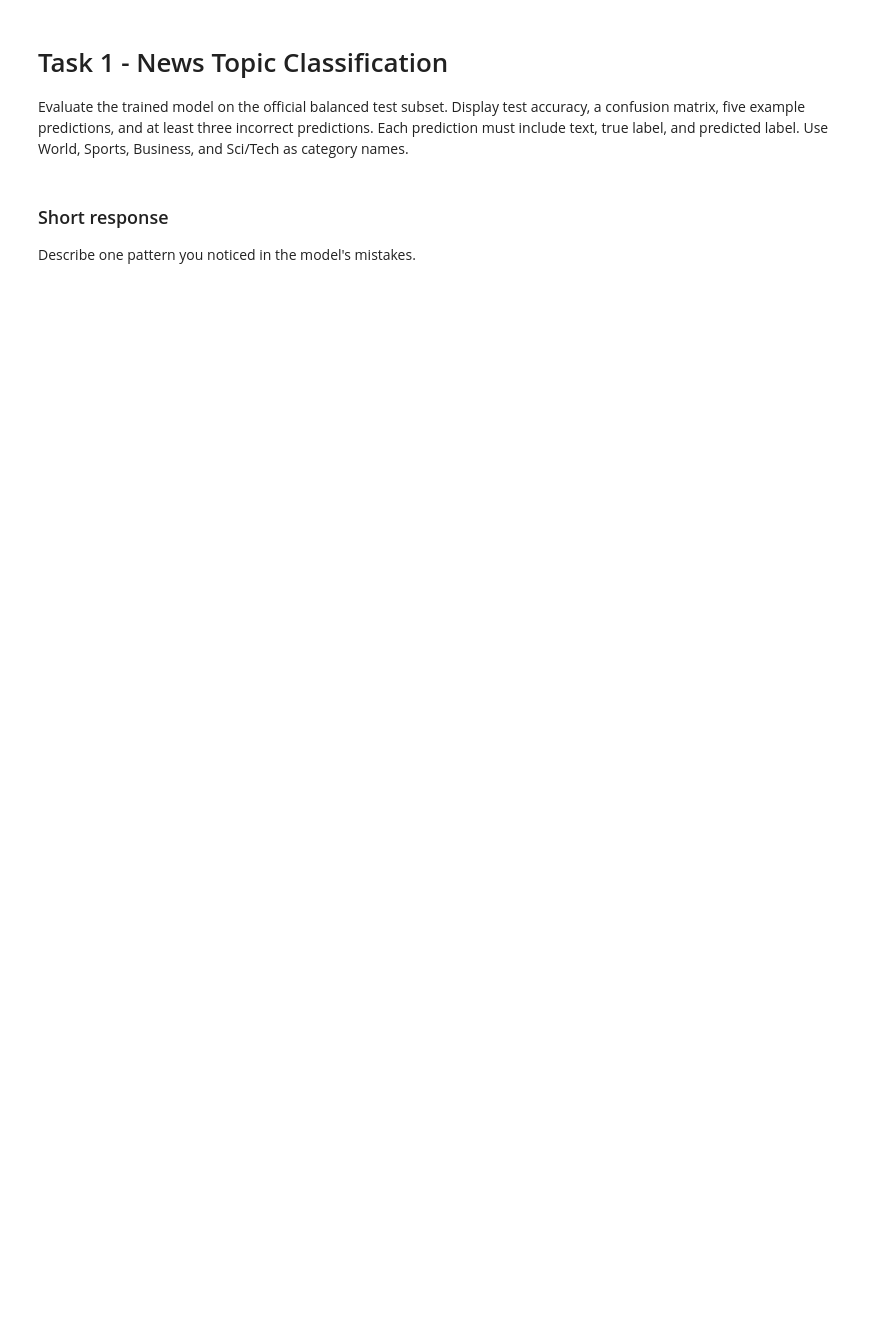
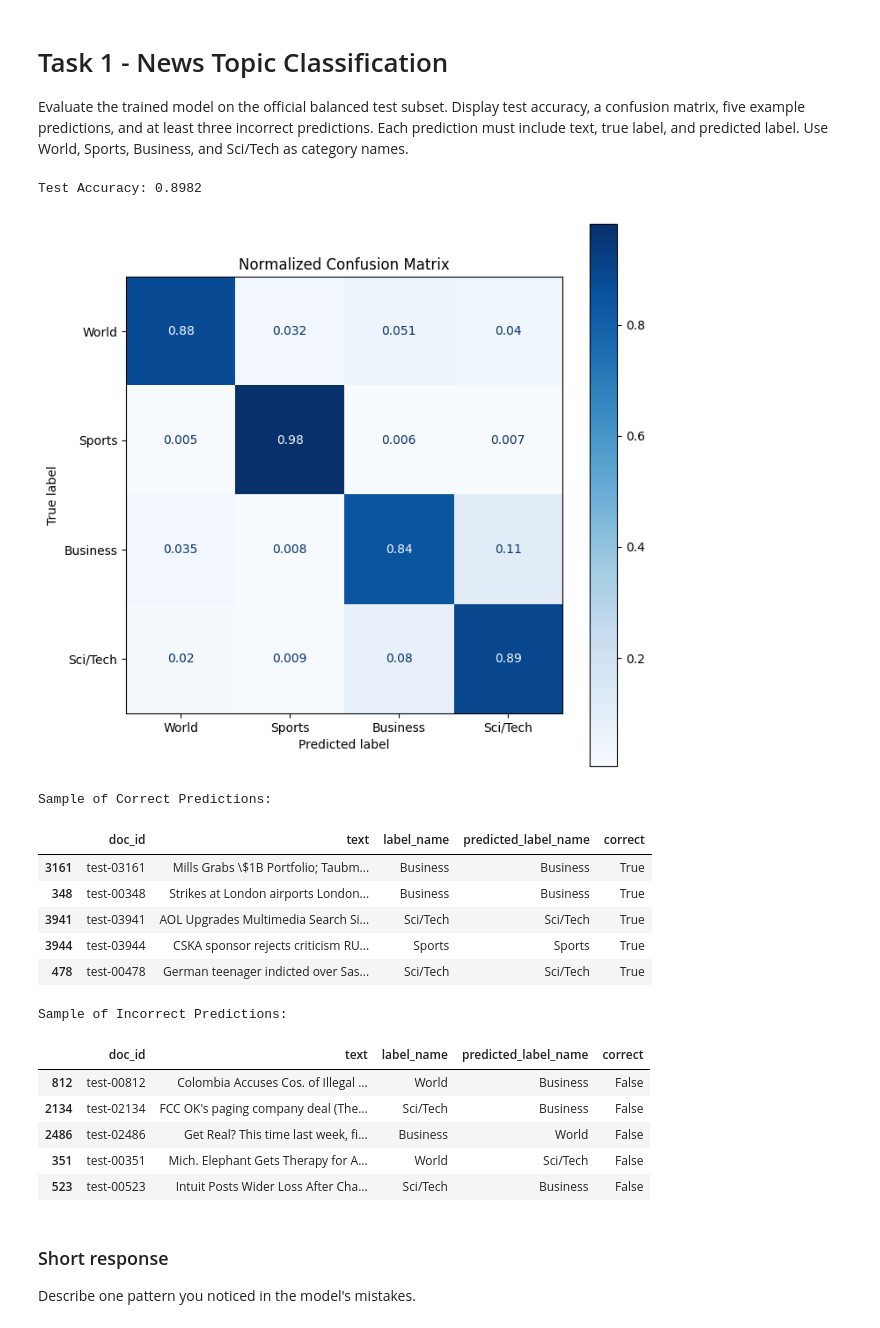
Before and after one commit to CarterKatz/homework_02_rnn_text_experiment.ipynb, a Jupyter notebook: homework_02_rnn_text_experiment.ipynb, the cells around one changed output. Saved outputs shown, nothing was run; the diff lists cells and outputs as text; code cells hidden in the pictures; blank space fills up the shorter version.

Commit message:
Started Task 1, implemented the Random_state value

```diff
--- a/homework_02_rnn_text_experiment.ipynb
+++ b/homework_02_rnn_text_experiment.ipynb
@@ -404,3 +409,78 @@ Evaluate the trained model on the official balanced test subset. Display test ac
+# %%
+from sklearn.metrics import ConfusionMatrixDisplay, confusion_matrix
+import matplotlib.pyplot as plt
+import numpy as np
+
+# Evaluate on test_sequences and test_df.
+# Display accuracy, a confusion matrix, five predictions, and at least three mistakes.
+# I repurposed some code from the last asignment and needed some help with Gemini to translate some things
+
+# Correctly evaluate the model to get loss and accuracy
+loss, accuracy = GRU_model.evaluate(test_sequences, test_df["label_index"], verbose=0)
+
+# Correctly get predictions (probabilities) and convert them to class indices
+predictions = GRU_model.predict(test_sequences, verbose=0)
+predicted_indices = np.argmax(predictions, axis=1)
+
+print(f"Test Accuracy: {accuracy:.4f}")
+
+# Display Confusion Matrix Plot
+fig, ax = plt.subplots(figsize=(8, 8))
+ConfusionMatrixDisplay.from_predictions(
+    test_df["label_index"],
+    predicted_indices,
+    display_labels=[LABEL_NAMES[i+1] for i in sorted(test_df["label_index"].unique())],
+    ax=ax,
+    cmap=plt.cm.Blues,
+    normalize='true'
+)
+ax.set_title('Normalized Confusion Matrix')
+plt.show()
+
+# Create a DataFrame to analyze predictions
+results_df = test_df.copy()
+results_df['predicted_index'] = predicted_indices
+results_df['predicted_label'] = results_df['predicted_index'].map({v: k for k, v in LABEL_NAMES.items()})
+# Adjusting the mapping based on LABEL_NAMES which uses 1-4, while predicted_index is 0-3
+results_df['predicted_label_name'] = results_df['predicted_index'].map({index: name for index, name in enumerate(LABEL_NAMES.values())})
+
+
+results_df['correct'] = (results_df['predicted_index'] == results_df['label_index'])
+
+# Display a sample of correct predictions
+print("\nSample of Correct Predictions:")
+correct_predictions_df = results_df[results_df['correct']]
+if not correct_predictions_df.empty:
+    sampled_correct = correct_predictions_df.sample(min(5, len(correct_predictions_df)), random_state=RANDOM_STATE)
+    display(sampled_correct[['doc_id', 'text', 'label_name', 'predicted_label_name', 'correct']])
+else:
+    print("No correct predictions to display.")
+
+# Display a sample of incorrect predictions
+print("\nSample of Incorrect Predictions:")
+incorrect_predictions_df = results_df[~results_df['correct']]
+if not incorrect_predictions_df.empty:
+    sampled_incorrect = incorrect_predictions_df.sample(min(5, len(incorrect_predictions_df)), random_state=RANDOM_STATE)
+    display(sampled_incorrect[['doc_id', 'text', 'label_name', 'predicted_label_name', 'correct']])
+else:
+    print("No incorrect predictions to display.")
+# %% [output]
+Test Accuracy: 0.8982
+[figure, added]
+Sample of Correct Predictions:
+|  | doc_id | text | label_name | predicted_label_name | correct |
+| 3161 | test-03161 | Mills Grabs \$1B Portfolio; Taubm... | Business | Business | True |
+| 348 | test-00348 | Strikes at London airports London... | Business | Business | True |
+| 3941 | test-03941 | AOL Upgrades Multimedia Search Si... | Sci/Tech | Sci/Tech | True |
+| 3944 | test-03944 | CSKA sponsor rejects criticism RU... | Sports | Sports | True |
+| 478 | test-00478 | German teenager indicted over Sas... | Sci/Tech | Sci/Tech | True |
+Sample of Incorrect Predictions:
+|  | doc_id | text | label_name | predicted_label_name | correct |
+| 812 | test-00812 | Colombia Accuses Cos. of Illegal ... | World | Business | False |
+| 2134 | test-02134 | FCC OK's paging company deal (The... | Sci/Tech | Business | False |
+| 2486 | test-02486 | Get Real? This time last week, fi... | Business | World | False |
+| 351 | test-00351 | Mich. Elephant Gets Therapy for A... | World | Sci/Tech | False |
+| 523 | test-00523 | Intuit Posts Wider Loss After Cha... | Sci/Tech | Business | False |
 # %% [markdown]
 ### Short response
 
```
Also changed, not shown: parts of 5 cells of this notebook.
